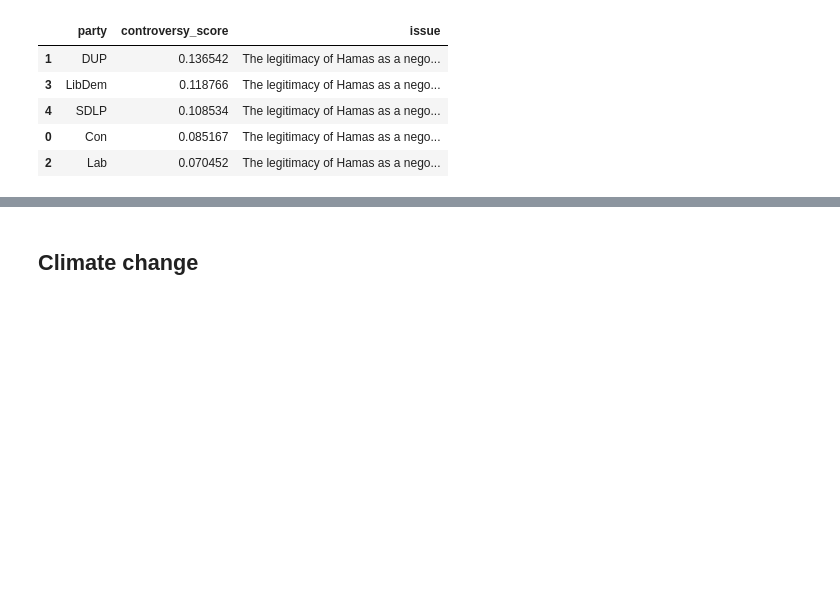
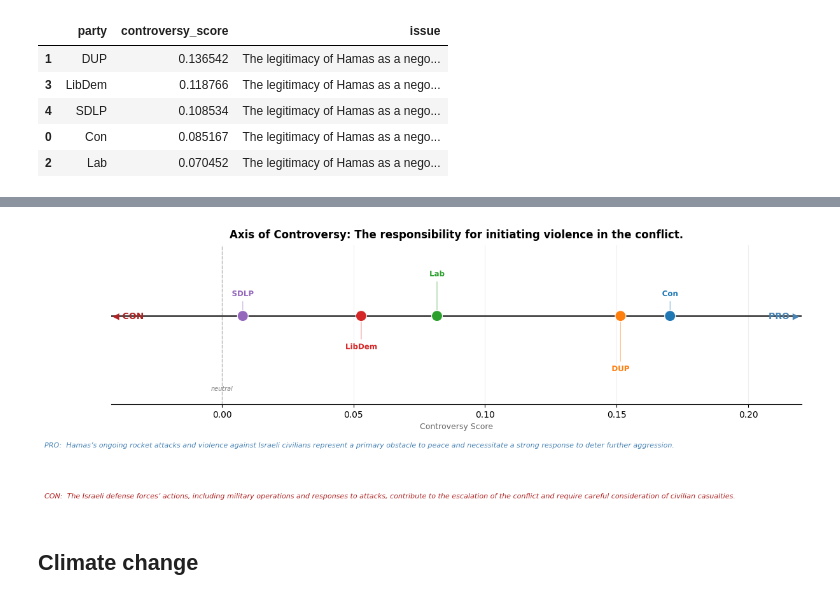
Before and after one commit to fedefraschio/stance-detection-uk-parliament, a Jupyter notebook: notebooks/stance_detection.ipynb, the cells around one changed output, grey strips where cells are left out. Saved outputs shown, nothing was run; the diff lists cells and outputs as text; code cells hidden in the pictures; blank space fills up the shorter version.

Commit message:
started making experiments to create a gold standard for parties' ordering

```diff
--- a/notebooks/stance_detection.ipynb
+++ b/notebooks/stance_detection.ipynb
@@ -297,0 +306,8 @@ Computing embeddings for topic: Gaza
+# %%
+# Compute embeddings for speakers and anchors
+speaker_embeddings, anchor_embeddings = uk.compute_embeddings(topic, anchors[4])
+issue = anchors[4]['topic']
+party_df = uk.axis_of_controversy(topic, issue=issue, anchor_embeddings=anchor_embeddings, speaker_embeddings=speaker_embeddings)
+# order by controversy score
+party_df = party_df.sort_values(by='controversy_score', ascending=False)
+party_df
@@ -298,3 +323,8 @@ Computing embeddings for topic: Gaza
+# %%
+# plot controversy axis with speakers projected onto it
+uk.plot_axis_of_controversy(party_df, topic, issue=issue, anchors=anchors[4])
+# %% [output]
+[figure, added]
 # %% [markdown]
 ## Climate change
 # %%
```
Also changed, not shown: parts of 15 cells of this notebook, 1 other file.
